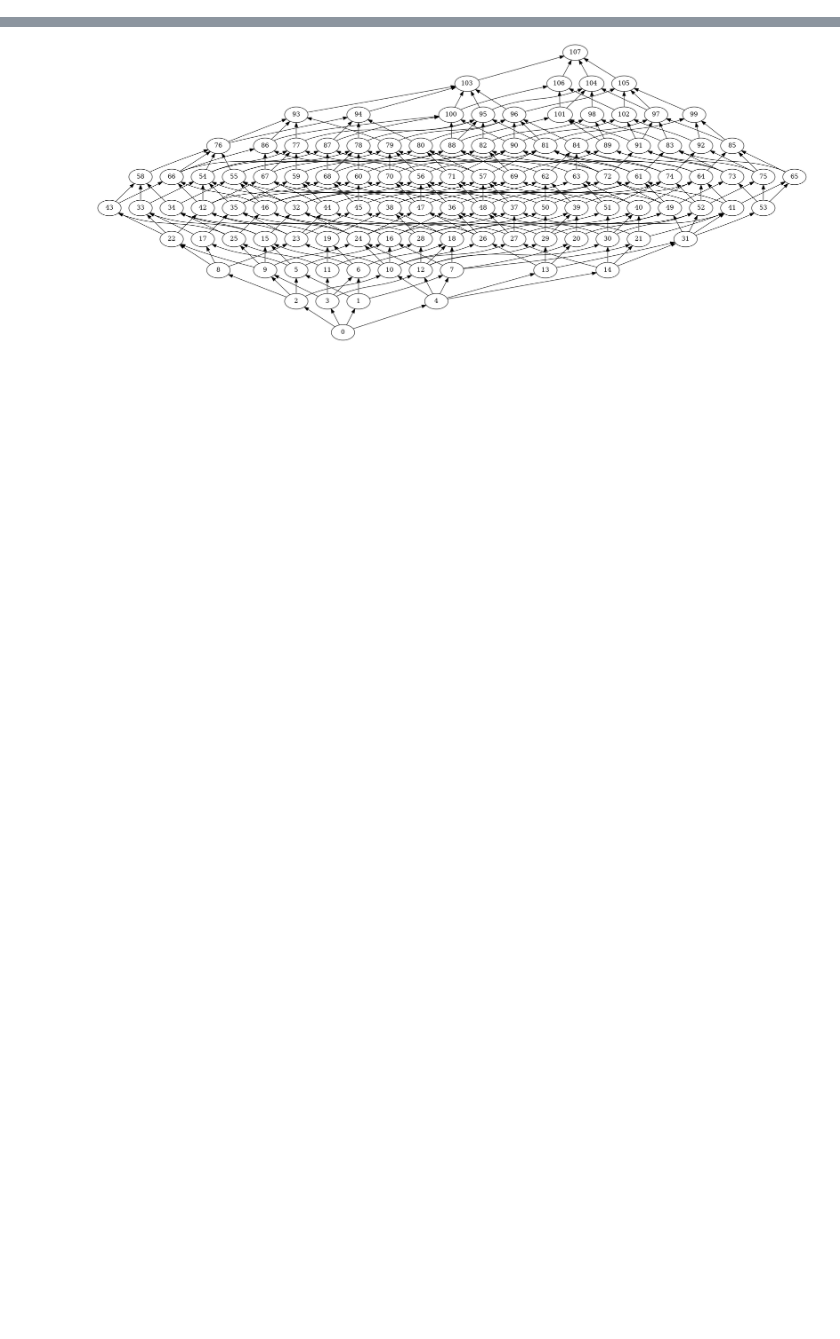
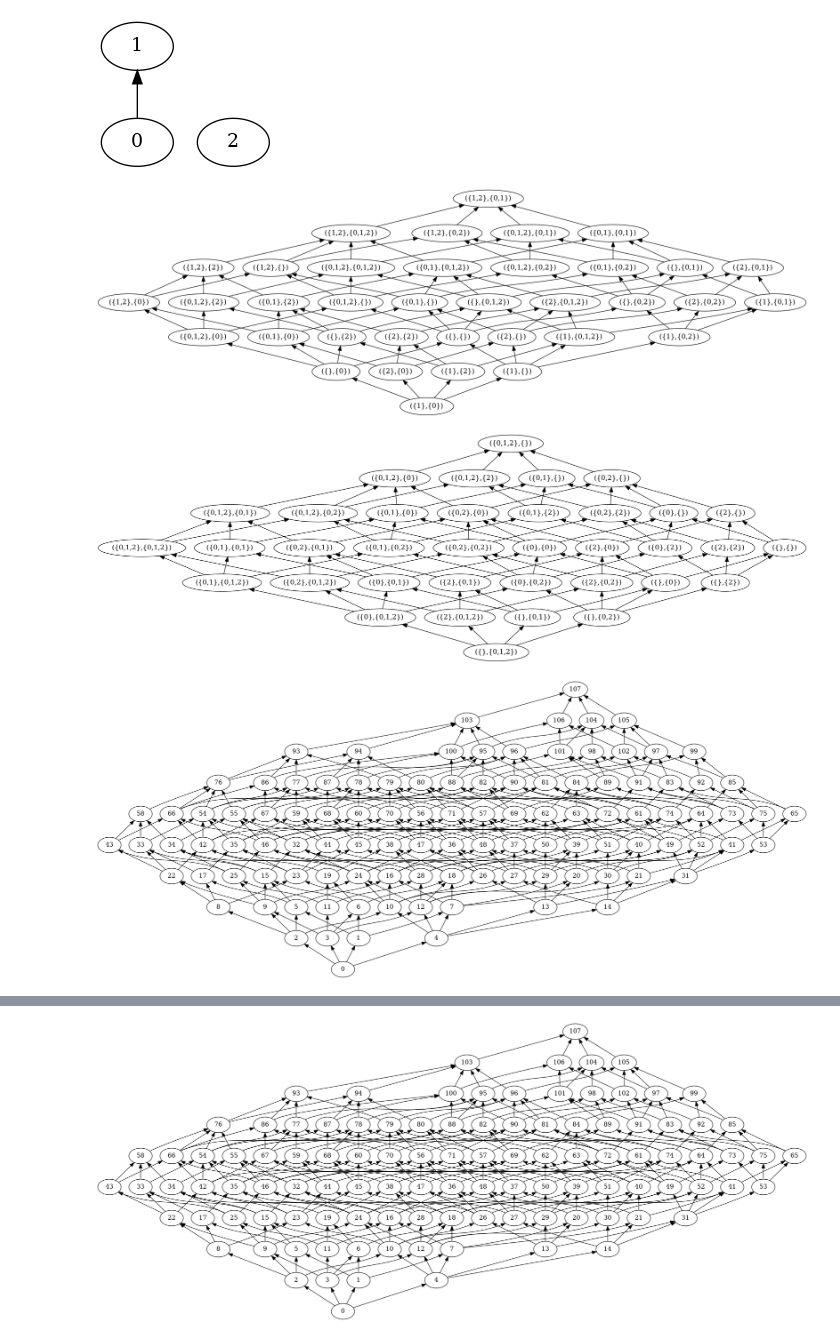
Before and after one commit to Sirquini/delta, a Jupyter notebook: carlos/examples-210317.ipynb, the cells around one changed output, grey strips where cells are left out. Drawn from its saved outputs; the diff is of its cells as text; code cells hidden in the pictures; blank space fills up the shorter version.

```diff
--- a/carlos/examples-210317.ipynb
+++ b/carlos/examples-210317.ipynb
@@ -50,9 +61,14 @@ Poset((~T*T).leq).show()
 # %%
 P = Poset.total(2)|Poset.total(1)
 P.show()
 ((~P).meta_L * P.meta_L).show()
 (~P.meta_L * P.meta_L).show()
-((~P * P).meta_L.standard).show()
+((~P * P).meta_L.enumerated).show()
+# %% [output]
+[figure, added]
+[figure, added]
+[figure, added]
+[figure, added]
 # %%
 P = Poset.total(2)|Poset.total(1)
 print(P.n)
```
Also changed, not shown: parts of 5 cells of this notebook, 1 other file.
